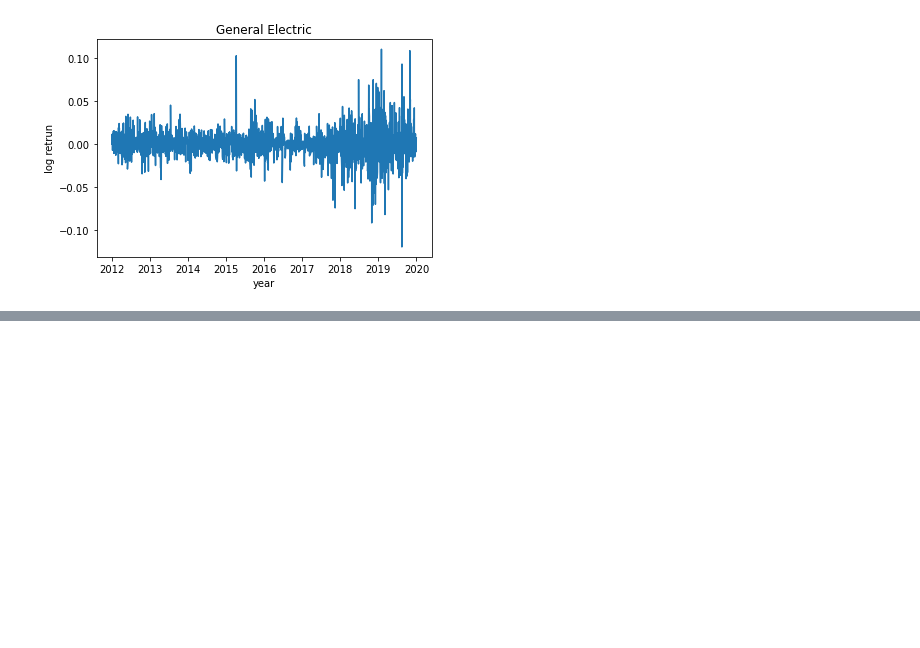
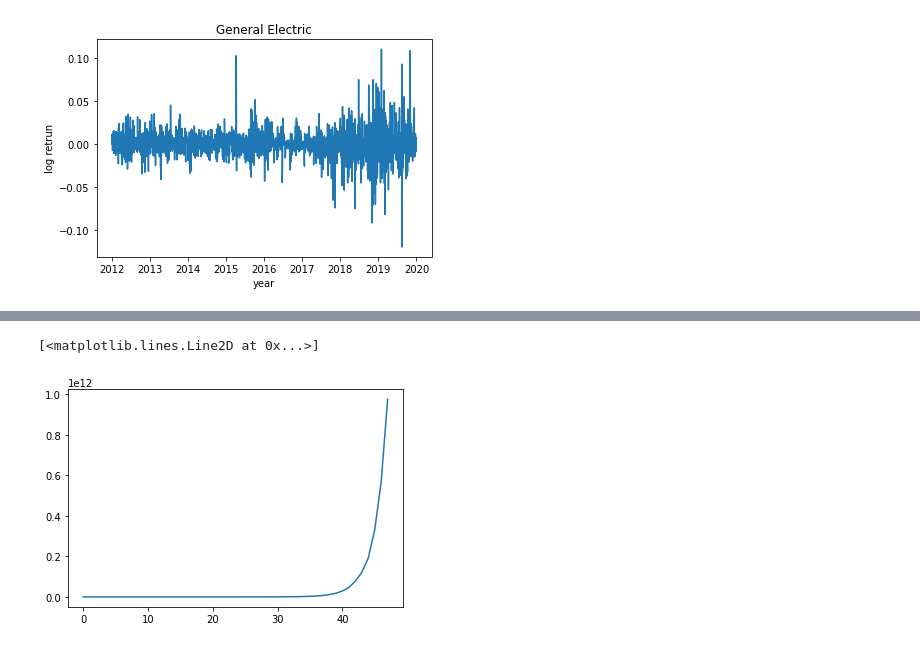
Before and after one commit to wuchenyu38/MA5752020, a Jupyter notebook: MA575_PJ_1.ipynb, the cells around one changed output, grey strips where cells are left out. Saved outputs shown, nothing was run; the diff lists cells and outputs as text; code cells hidden in the pictures; blank space fills up the shorter version.

```diff
--- a/MA575_PJ_1.ipynb
+++ b/MA575_PJ_1.ipynb
@@ -232,0 +311,63 @@ for x in range(2016,2020):
+# %%
+#VT Rebalancing Prices
+VTf = VT.to_frame()
+VTRc=[] #monthly rebalancing price for calibration
+VTRb=[] #monthly rebalancing price for back-testing
+VTf.index.to_pydatetime()
+Rebalance(VTf,VTRc,VTRb)
+# %%
+#VTI Rebalancing Prices
+VTIf = SPY.to_frame()
+VTIRc=[] #monthly rebalancing price for calibration
+VTIRb=[] #monthly rebalancing price for back-testing
+VTIf.index.to_pydatetime()
+Rebalance(VTIf,VTIRc,VTIRb)
+# %%
+vt=[]
+weight=[]
+for x in range(1,49):
+  if x==1:
+    wf=10000/np.asarray(F[0])
+    wm=10000/np.asarray(MSFT[0])
+    wd=10000/np.asarray(DIS[0])
+    wa=10000/np.asarray(AAPL[0])
+    wae=10000/np.asarray(AEP[0])
+    wg=10000/np.asarray(GOOG[0])
+    wj=10000/np.asarray(JPM[0])
+    wmc=10000/np.asarray(MCD[0])
+    wt=10000/np.asarray(TIF[0])
+    ww=10000/np.asarray(WMT[0])
+    wam=10000/np.asarray(AMZN[0])
+    wge=10000/np.asarray(GE[0])
+    ws=10000/np.asarray(SPY[0])
+    wv=10000/np.asarray(VT[0])
+    wvt=10000/np.asarray(VTI[0])
+    p=(wf*np.asarray(FRc[0])+wm*np.asarray(MSFTRc[0])+wd*np.asarray(DISRc[0])+wa*np.asarray(AAPLRc[0])+wae*np.asarray(AEPRc[0])+wg*np.asarray(GOOGRc[0])+wj*np.asarray(JPMRc[0])+wmc*np.asarray(MCDRc[0])+wt*np.asarray(TIFRc[0])+ww*np.asarray(WMTRc[0])+wam*np.asarray(AMZNRc[0])+wge*np.asarray(GERc[0])+ws*np.asarray(SPYRc[0])+wv*np.asarray(VTRc[0])+wvt*np.asarray(VTIRc[0]))/15
+    w=[wf,wm,wd,wa,wae,wg,wj,wmc,wt,ww,wam,wg,ws,wv,wvt]
+    v=p*15
+  else:
+    wf=p/np.asarray(FRc[x-2])
+    wm=p/np.asarray(MSFTRc[x-2])
+    wd=p/np.asarray(DISRc[x-2])
+    wa=p/np.asarray(AAPL[x-2])
+    wae=p/np.asarray(AEP[x-2])
+    wg=p/np.asarray(GOOG[x-2])
+    wj=p/np.asarray(JPM[x-2])
+    wmc=p/np.asarray(MCD[x-2])
+    wt=p/np.asarray(TIF[x-2])
+    ww=p/np.asarray(WMT[x-2])
+    wam=p/np.asarray(AMZN[x-2])
+    wge=p/np.asarray(GE[x-2])
+    ws=p/np.asarray(SPY[x-2])
+    wv=p/np.asarray(VT[x-2])
+    wvt=p/np.asarray(VTI[x-2])
+    p=(wf*np.asarray(FRc[x-1])+wm*np.asarray(MSFTRc[x-1])+wd*np.asarray(DISRc[x-1])+wa*np.asarray(AAPLRc[x-1])+wae*np.asarray(AEPRc[x-1])+wg*np.asarray(GOOGRc[x-1])+wj*np.asarray(JPMRc[x-1])+wmc*np.asarray(MCDRc[x-1])+wt*np.asarray(TIFRc[x-1])+ww*np.asarray(WMTRc[x-1])+wam*np.asarray(AMZNRc[x-1])+wge*np.asarray(GERc[x-1])+ws*np.asarray(SPYRc[x-1])+wv*np.asarray(VTRc[x-1])+wvt*np.asarray(VTIRc[x-1]))/15
+    w=[wf,wm,wd,wa,wae,wg,wj,wmc,wt,ww,wam,wg,ws,wv,wvt]
+    v=p*15
+  vt.append(v)
+  weight.append(w)
+
+plt.plot(vt)
+# %% [output]
+[<matplotlib.lines.Line2D at 0x...>]
+[figure, added]
```
Also changed, not shown: parts of 24 cells of this notebook.
